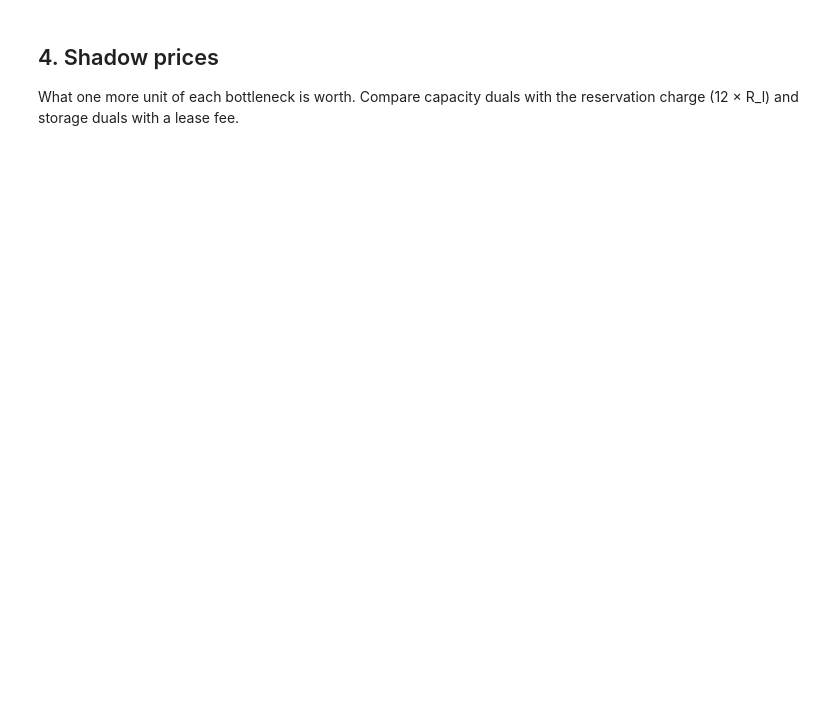
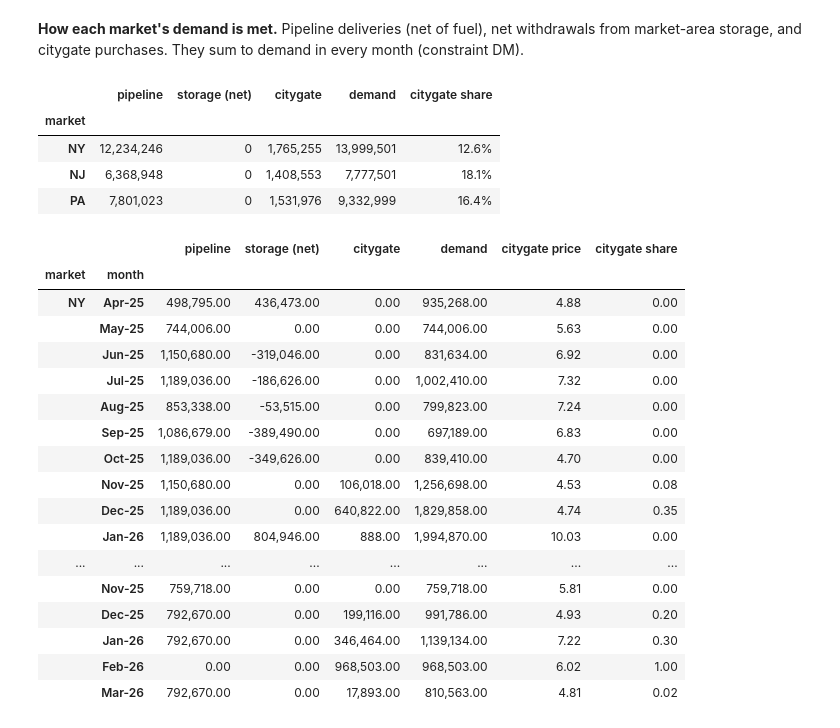
Before and after one commit to robjiakai/MidAtlanticGasMerchant, a Jupyter notebook: run_model.ipynb, the cells around one changed output. Cells and saved outputs as stored; diff of their text form; code cells hidden in the pictures; blank space fills up the shorter version.

```diff
--- a/run_model.ipynb
+++ b/run_model.ipynb
@@ -42,0 +116,14 @@ problems = validate_solution(sol, data)
+# %%
+VERBOSE = False
+sol = solve(data, verbose=VERBOSE)
+m = sol.get("model")
+print("Status:", sol["status"])
+if sol["status"] != "OPTIMAL":
+    print("IIS:", sol.get("iis"))
+    raise RuntimeError("Model did not solve to optimality.")
+print(f"Size: {m.NumVars} variables, {m.NumConstrs} constraints")
+print(f"Total annual cost: ${sol['objective']:,.0f}")
+
+costs = pd.Series(sol["costs"], name="$")
+costs = pd.concat([costs, pd.Series({"total": costs.sum()}, name="$")])
+pd.DataFrame({"$": costs, "share": costs / sol["objective"]}).style.format({"$": "${:,.0f}", "share": "{:.1%}"})
@@ -43,9 +155,10 @@ problems = validate_solution(sol, data)
 # %%
-T, J = data["T"], data["J"]
 plan = pd.DataFrame({
-    "hub price":    [data["P"][t] for t in T],
-    "hub buy":      [sol["x"][t] for t in T],
-    **{f"inv {f}":  [sol["I"][f, t] for t in T] for f in data["F"]},
-    **{f"spot {j}": [sol["u"][j, t] for t in T] for j in J},
-}, index=T).round(0)
-plan
+    "hub P": [data["P"][t] for t in T],
+    "hub buy x": [sol["x"][t] for t in T],
+    **{f"ship {ROUTE_NAME[l]}": [sol["s"][l, t] for t in T] for l in L},
+    **{f"inj {f}": [sol["qin"][f, t] for t in T] for f in F},
+    **{f"wd {f}": [sol["qout"][f, t] for t in T] for f in F},
+    **{f"inv {f}": [sol["I"][f, t] for t in T] for f in F},
+}, index=pd.Index(MONTHS, name="month"))
+plan.style.format("{:,.0f}").format({"hub P": "{:.2f}"})
@@ -52,3 +179,0 @@ plan
-# %% [markdown]
-## 4. Shadow prices
-What one more unit of each bottleneck is worth. Compare capacity duals with the reservation charge (12 × R_l) and storage duals with a lease fee.
@@ -66,0 +180,42 @@ plan.to_csv("outputs/monthly_plan.csv")
+# %% [markdown]
+**How each market's demand is met.** Pipeline deliveries (net of fuel), net withdrawals from market-area storage, and citygate purchases. They sum to demand in every month (constraint DM).
+# %%
+rows = []
+for j in J:
+    for t, month in zip(T, MONTHS):
+        pipe = sum((1 - data["phi"][l]) * sol["s"][l, t] for l in data["L_j"][j])
+        stor = sum(sol["qout"][f, t] - sol["qin"][f, t] for f in data["F_j"][j])
+        rows.append({"market": j, "month": month, "pipeline": pipe, "storage (net)": stor,
+                     "citygate": sol["u"][j, t], "demand": data["D"][j, t],
+                     "citygate price": data["pi"][j, t]})
+supply = pd.DataFrame(rows).set_index(["market", "month"])
+supply["citygate share"] = supply["citygate"] / supply["demand"]
+
+annual = supply.groupby(level="market", sort=False)[["pipeline", "storage (net)", "citygate", "demand"]].sum()
+annual["citygate share"] = annual["citygate"] / annual["demand"]
+display(annual.style.format({c: "{:,.0f}" for c in annual.columns[:4]} | {"citygate share": "{:.1%}"}))
+supply.round(2)
+# %% [output]
+|  | pipeline | storage (net) | citygate | demand | citygate share |
+| market |  |  |  |  |  |
+| NY | 12,234,246 | 0 | 1,765,255 | 13,999,501 | 12.6% |
+| NJ | 6,368,948 | 0 | 1,408,553 | 7,777,501 | 18.1% |
+| PA | 7,801,023 | 0 | 1,531,976 | 9,332,999 | 16.4% |
+|  |  | pipeline | storage (net) | citygate | demand | citygate price | citygate share |
+| market | month |  |  |  |  |  |  |
+| NY | Apr-25 | 498,795.00 | 436,473.00 | 0.00 | 935,268.00 | 4.88 | 0.00 |
+|  | May-25 | 744,006.00 | 0.00 | 0.00 | 744,006.00 | 5.63 | 0.00 |
+|  | Jun-25 | 1,150,680.00 | -319,046.00 | 0.00 | 831,634.00 | 6.92 | 0.00 |
+|  | Jul-25 | 1,189,036.00 | -186,626.00 | 0.00 | 1,002,410.00 | 7.32 | 0.00 |
+|  | Aug-25 | 853,338.00 | -53,515.00 | 0.00 | 799,823.00 | 7.24 | 0.00 |
+|  | Sep-25 | 1,086,679.00 | -389,490.00 | 0.00 | 697,189.00 | 6.83 | 0.00 |
+|  | Oct-25 | 1,189,036.00 | -349,626.00 | 0.00 | 839,410.00 | 4.70 | 0.00 |
+|  | Nov-25 | 1,150,680.00 | 0.00 | 106,018.00 | 1,256,698.00 | 4.53 | 0.08 |
+|  | Dec-25 | 1,189,036.00 | 0.00 | 640,822.00 | 1,829,858.00 | 4.74 | 0.35 |
+|  | Jan-26 | 1,189,036.00 | 804,946.00 | 888.00 | 1,994,870.00 | 10.03 | 0.00 |
+| ... | ... | ... | ... | ... | ... | ... | ... |
+|  | Nov-25 | 759,718.00 | 0.00 | 0.00 | 759,718.00 | 5.81 | 0.00 |
+|  | Dec-25 | 792,670.00 | 0.00 | 199,116.00 | 991,786.00 | 4.93 | 0.20 |
+|  | Jan-26 | 792,670.00 | 0.00 | 346,464.00 | 1,139,134.00 | 7.22 | 0.30 |
+|  | Feb-26 | 0.00 | 0.00 | 968,503.00 | 968,503.00 | 6.02 | 1.00 |
+|  | Mar-26 | 792,670.00 | 0.00 | 17,893.00 | 810,563.00 | 4.81 | 0.02 |
```
Also changed, not shown: parts of 27 cells of this notebook, 8 other files.
